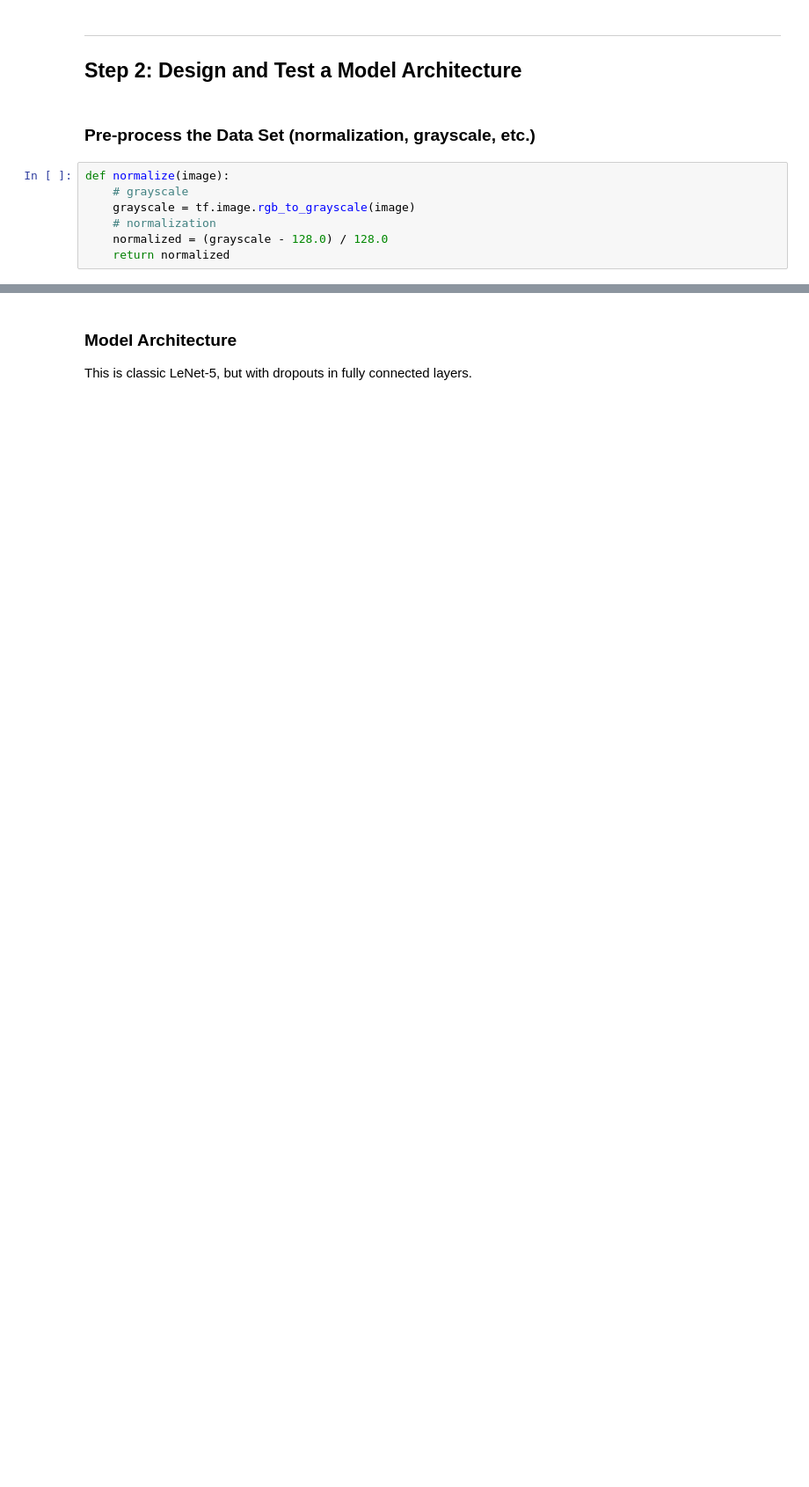
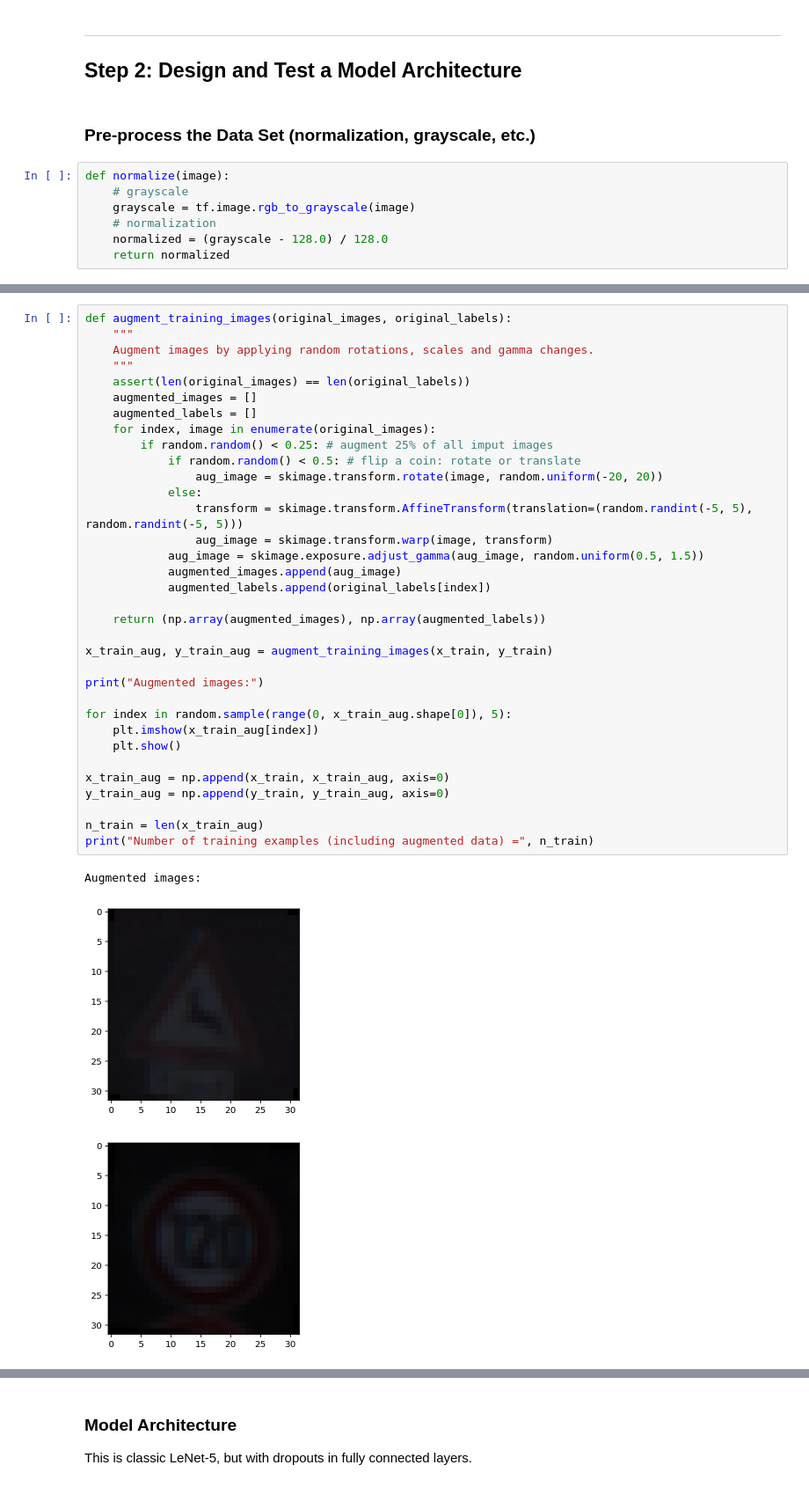
Before and after one commit to istepanov/Udacity-CarND-P2-Traffic-Sign-Classifier, a Jupyter notebook: Traffic_Sign_Classifier.ipynb, the cells around one changed output, grey strips where cells are left out. Shown at 88% size. Saved outputs shown, nothing was run; the diff lists cells and outputs as text; blank space fills up the shorter version.

```diff
--- a/Traffic_Sign_Classifier.ipynb
+++ b/Traffic_Sign_Classifier.ipynb
@@ -180,0 +139,38 @@ with tf.Session() as session:
+# %%
+def augment_training_images(original_images, original_labels):
+    """
+    Augment images by applying random rotations, scales and gamma changes.
+    """
+    assert(len(original_images) == len(original_labels))
+    augmented_images = []
+    augmented_labels = []
+    for index, image in enumerate(original_images):
+        if random.random() < 0.25: # augment 25% of all imput images
+            if random.random() < 0.5: # flip a coin: rotate or translate
+                aug_image = skimage.transform.rotate(image, random.uniform(-20, 20))
+            else:
+                transform = skimage.transform.AffineTransform(translation=(random.randint(-5, 5), random.randint(-5, 5)))
+                aug_image = skimage.transform.warp(image, transform)
+            aug_image = skimage.exposure.adjust_gamma(aug_image, random.uniform(0.5, 1.5))
+            augmented_images.append(aug_image)
+            augmented_labels.append(original_labels[index])
+
+    return (np.array(augmented_images), np.array(augmented_labels))
+
+x_train_aug, y_train_aug = augment_training_images(x_train, y_train)
+
+print("Augmented images:")
+
+for index in random.sample(range(0, x_train_aug.shape[0]), 5):
+    plt.imshow(x_train_aug[index])
+    plt.show()
+
+x_train_aug = np.append(x_train, x_train_aug, axis=0)
+y_train_aug = np.append(y_train, y_train_aug, axis=0)
+
+n_train = len(x_train_aug)
+print("Number of training examples (including augmented data) =", n_train)
+# %% [output]
+Augmented images:
+[figure, added]
+[figure, added]
```
Also changed, not shown: parts of 15 cells of this notebook, 1 other file.
